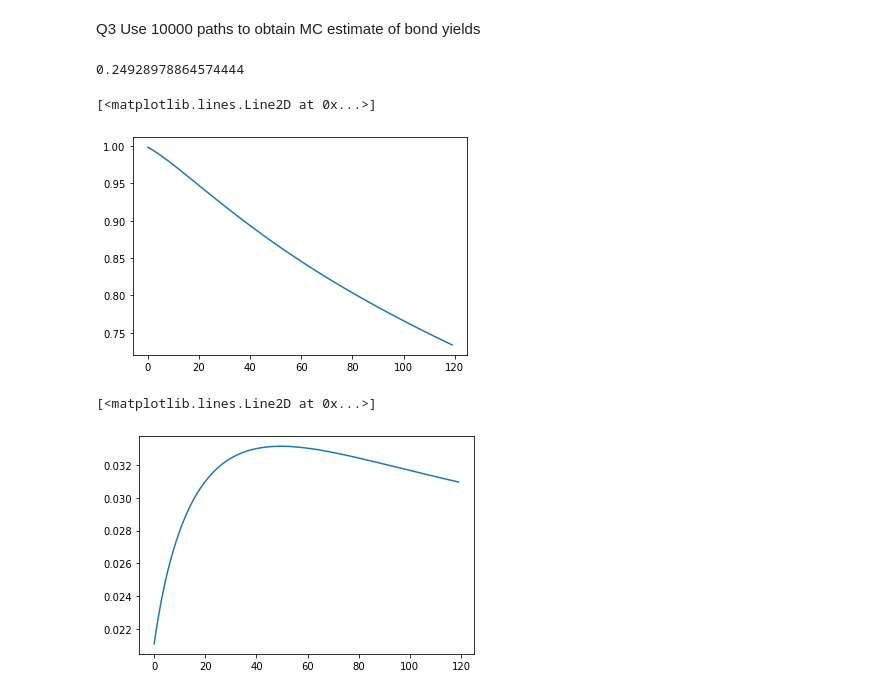
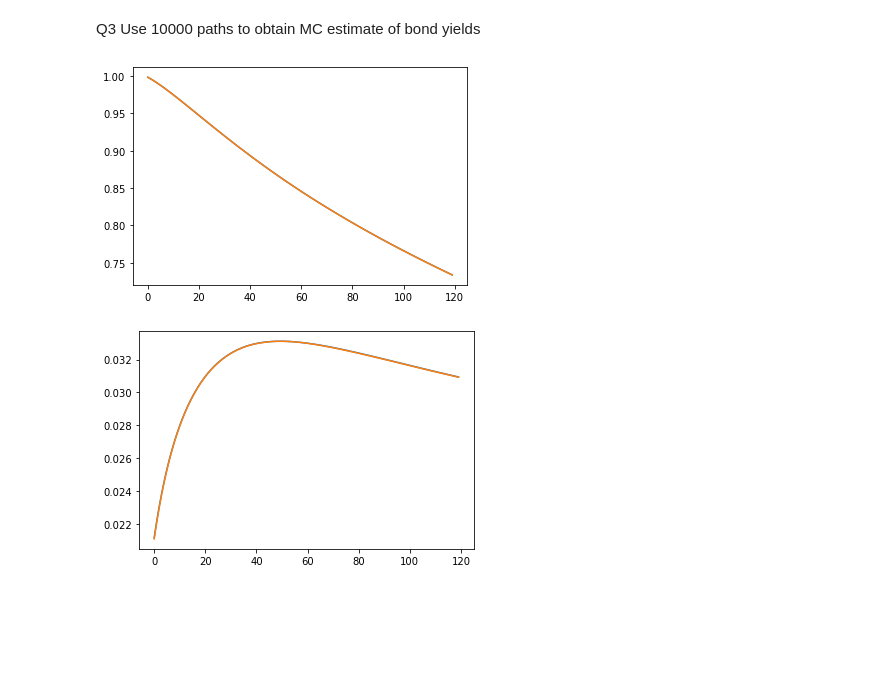
Before and after one commit to L00shui/Project3, a Jupyter notebook: Project3.ipynb, the cells around one changed output. Cells and saved outputs as stored; diff of their text form; code cells hidden in the pictures; blank space fills up the shorter version.

```diff
--- a/Project3.ipynb
+++ b/Project3.ipynb
@@ -97,19 +85,26 @@ def Yields_ana(sigma,eta,alpha,T,beta):
-# %%
-from scipy.integrate import quad
-def integrand(sigma,eta,alpha,T,x,beta):
-    mu_t = sigma*(1-np.exp(-beta*(T-x)))/beta
-    nu_t = eta*(1-np.exp(-beta*(T-x)))/beta
-    return (mu_t**2 + nu_t**2)
-
-
-def Yields_ana(sigma,eta,alpha,T,beta):
-    At = quad(integrand, 0, T, args=(sigma, eta, alpha, T, beta))
-    #m_u = (1-np.exp(-beta*()))
-    return At
-# %%
-Yields_ana(0.01,0.005,3,1,1)[0]
-# %% [output]
-0.24928978864574444
+# %%
+from scipy.integrate import quad
+def integrand(x, sigma,eta,alpha,T,beta):
+    mu_t = sigma*(1-np.exp(-alpha*(T-x)))/alpha
+    nu_t = eta*(1-np.exp(-beta*(T-x)))/beta
+    return (mu_t**2 + nu_t**2)
+def phi_t2(x, a, b, lamda):
+    phit = a + b*(((1-np.exp(-lamda*x))/(lamda*x))-np.exp(-lamda*x))
+    return phit
+
+def Price_analy(a,b,lamda,sigma,eta,alpha,T,beta,y_0,x_0):
+    Pt0 = []
+    yt = []
+    for i in range(T*12):
+        At_1 = quad(phi_t2,0,(i+1)/12,args=(a,b,lamda))[0]
+        At_2 = quad(integrand, 0, (i+1)/12, args=(sigma, eta, alpha, (i+1)/12, beta))[0]
+        B_T = (1-np.exp(-alpha*((i+1)/12)))/alpha
+        C_T = (1-np.exp(-beta*((i+1)/12)))/beta
+        price = np.exp(-At_1+0.5*At_2-B_T*x_0-C_T*y_0)
+        Pt0 += [price]
+        yt += [np.log(1/price)/((i+1)/12)]
+    #m_u = (1-np.exp(-beta*()))
+    return Pt0,yt
 # %%
 x_0 = -0.005
 y_0 = 0.005
@@ -122,15 +117,22 @@ b = 0.05
 lamda = 0.75
 T = 10
 Nsim2 = 10000
+# Compute based on simulation
 Pt, yt = Yields_mat(a, b, sigma, alpha, beta, eta, lamda, Nsim2,T, x_0, y_0)
+# Compute analyticaly
+Pt2, yt2 = Price_analy(a,b,lamda,sigma,eta,alpha,T,beta,y_0,x_0)
 # %%
+#print(Pt2)
+len(Pt2)
 plt.plot(Pt)
+plt.plot(Pt2)
+plt.show()
 #Pt
 # %% [output]
-[<matplotlib.lines.Line2D at 0x...>]
-[figure, old version]
+[figure, new version]
 # %%
+plt.plot(yt2)
 plt.plot(yt)
+plt.show()
 # %% [output]
-[<matplotlib.lines.Line2D at 0x...>]
-[figure, old version]
+[figure, new version]
```
Also changed, not shown: parts of 3 cells of this notebook.
